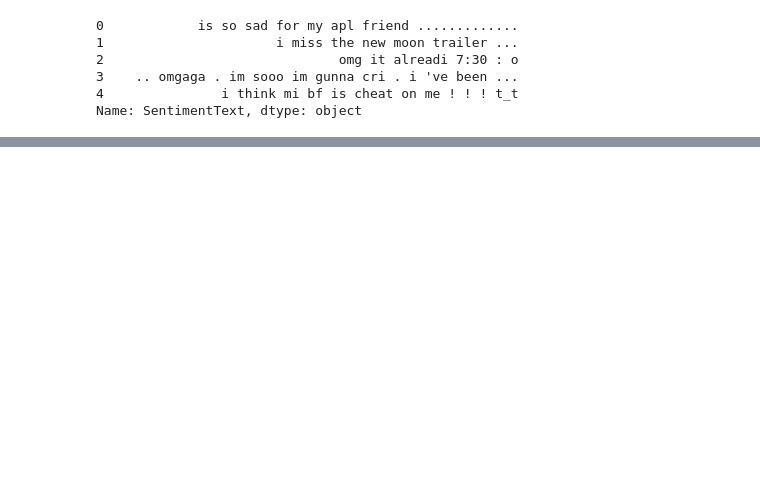
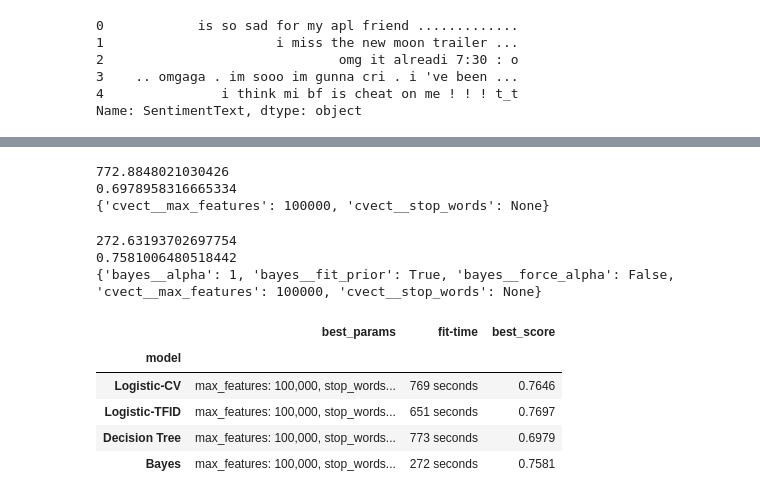
Before and after one commit to dsinghg/aiml-capstone, a Jupyter notebook: Capstone-sentiment-anal.ipynb, the cells around one changed output, grey strips where cells are left out. Saved outputs shown, nothing was run; the diff lists cells and outputs as text; code cells hidden in the pictures; blank space fills up the shorter version.

```diff
--- a/Capstone-sentiment-anal.ipynb
+++ b/Capstone-sentiment-anal.ipynb
@@ -431,0 +296,22 @@ pd.DataFrame(X_train_vect.toarray(), columns = cvect.get_feature_names_out()).he
+# %%
+
+# Pipeline and Grid Search using CountVectorizer normalizer and DecisionTreeClassifier classifier
+# Take too log to execute
+
+params = {'cvect__max_features': [500, 2000, 5000, 100000],
+         'cvect__stop_words': ['english', None]}
+
+dt_pipe = Pipeline([('cvect', CountVectorizer()),
+                       ('dtreeCLF', DecisionTreeClassifier())])
+dt_grid = GridSearchCV(dt_pipe, param_grid=params)
+
+start_time = time.time()
+dt_grid.fit(X_train, y_train) #fit-time: 773 sec
+print(time.time()-start_time)
+test_acc = dt_grid.score(X_test, y_test) #0.6979
+print(test_acc)
+print(dt_grid.best_params_)
+# %% [output]
+772.8848021030426
+0.6978958316665334
+{'cvect__max_features': 100000, 'cvect__stop_words': None}
@@ -431,0 +320,23 @@ pd.DataFrame(X_train_vect.toarray(), columns = cvect.get_feature_names_out()).he
+# %%
+# Pipeline and Grid Search using CountVectorizer normalizer and MultinomialNB classifier
+# MultinomialNB with parameters, such as MultinomialNB(alpha=1.0, fit_prior=False)
+params = {'cvect__max_features': [500, 2000, 5000, 100000],
+         'cvect__stop_words': ['english', None],
+         'bayes__alpha': [1, 0.1, 0.001],
+         'bayes__force_alpha': [False, True],
+         'bayes__fit_prior': [False, True]}
+
+bayes_pipe = Pipeline([('cvect', CountVectorizer()),
+                       ('bayes', MultinomialNB())])
+bayes_grid = GridSearchCV(bayes_pipe, param_grid=params)
+
+start_time = time.time()
+bayes_grid.fit(X_train, y_train) #fit-time: 272 sec (43 sec without bayes params)
+print(time.time()-start_time)
+test_acc = bayes_grid.score(X_test, y_test) # 0.7581 (0.7558 without bayes params)
+print(test_acc)
+print(bayes_grid.best_params_)
+# %% [output]
+272.63193702697754
+0.7581006480518442
+{'bayes__alpha': 1, 'bayes__fit_prior': True, 'bayes__force_alpha': False, 'cvect__max_features': 100000, 'cvect__stop_words': None}
@@ -431,0 +345,13 @@ pd.DataFrame(X_train_vect.toarray(), columns = cvect.get_feature_names_out()).he
+# %%
+results_df= pd.DataFrame({'model': ['Logistic-CV', 'Logistic-TFID', 'Decision Tree', 'Bayes'],
+             'best_params': ['max_features: 100,000, stop_words: None', 'max_features: 100,000, stop_words: None', 'max_features: 100,000, stop_words: None', 'max_features: 100,000, stop_words: None'],
+             'fit-time': ['769 seconds', '651 seconds', '773 seconds', '272 seconds'],
+             'best_score': ['0.7646','0.7697', '0.6979', '0.7581']}).set_index('model')
+results_df
+# %% [output]
+|  | best_params | fit-time | best_score |
+| model |  |  |  |
+| Logistic-CV | max_features: 100,000, stop_words... | 769 seconds | 0.7646 |
+| Logistic-TFID | max_features: 100,000, stop_words... | 651 seconds | 0.7697 |
+| Decision Tree | max_features: 100,000, stop_words... | 773 seconds | 0.6979 |
+| Bayes | max_features: 100,000, stop_words... | 272 seconds | 0.7581 |
```
Also changed, not shown: parts of 46 cells of this notebook.
